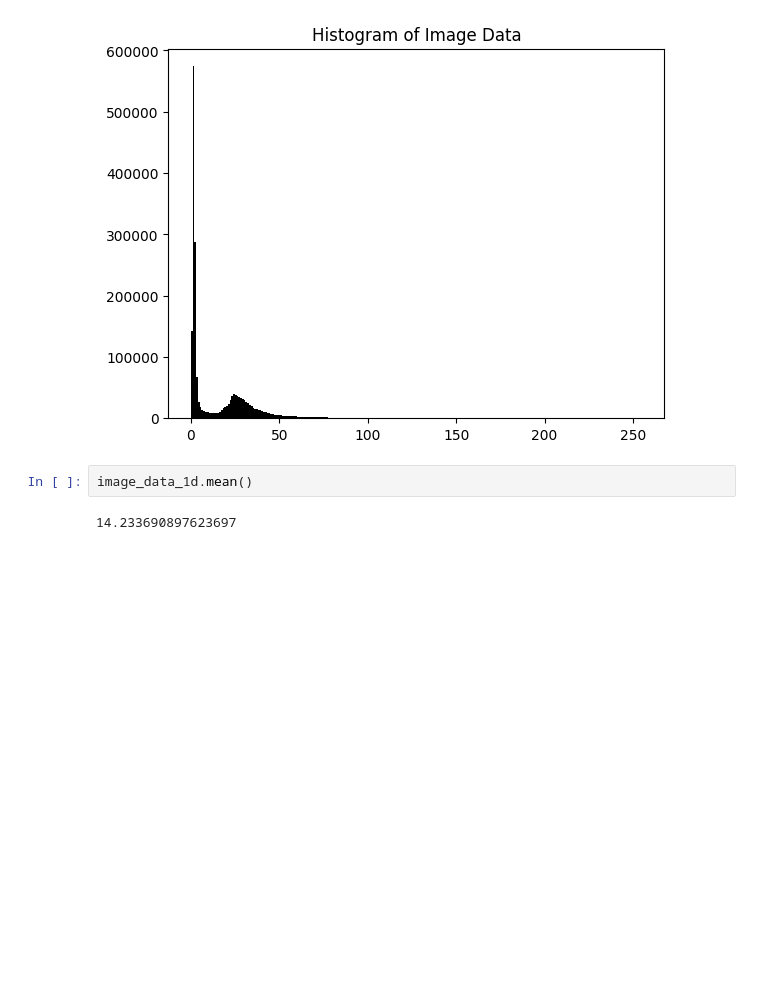
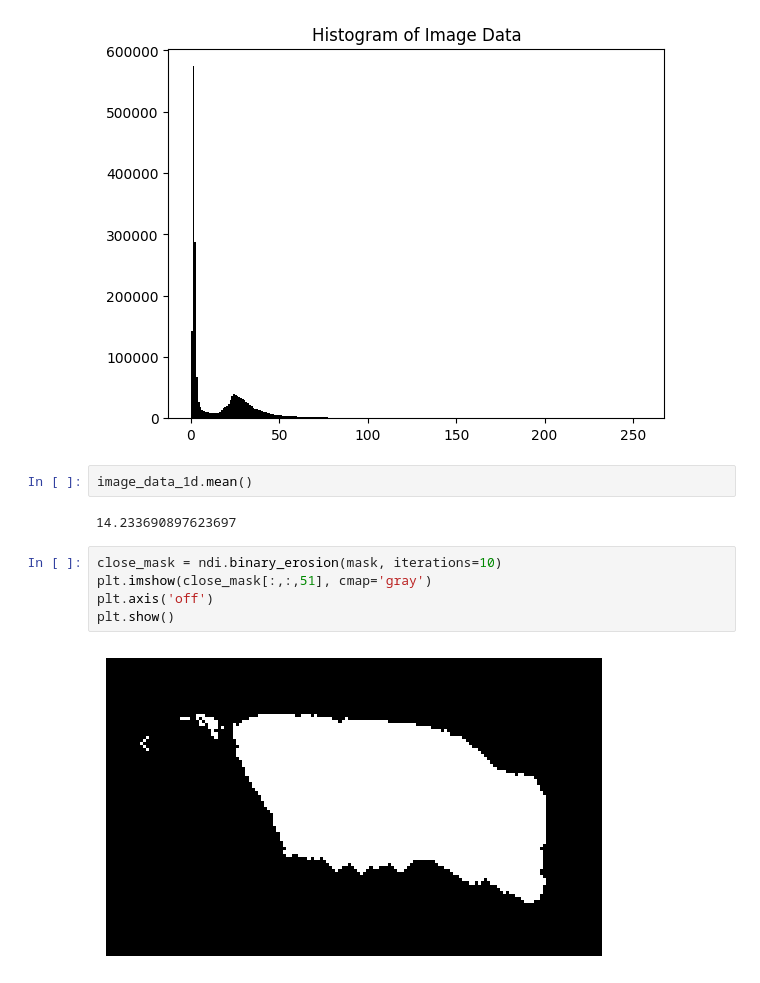
Before and after one commit to AnriiGegliuk/mice_MRI_analysis, a Jupyter notebook: notebooks/mask_improvement/mask_improvement.ipynb, the cells around one changed output. Cells and saved outputs as stored; diff of their text form; blank space fills up the shorter version.

Commit message:
creating mask

```diff
--- a/notebooks/mask_improvement/mask_improvement.ipynb
+++ b/notebooks/mask_improvement/mask_improvement.ipynb
@@ -107,3 +107,10 @@ plt.show()
 image_data_1d.mean()
 # %% [output]
 14.233690897623697
+# %%
+close_mask = ndi.binary_erosion(mask, iterations=10)
+plt.imshow(close_mask[:,:,51], cmap='gray')
+plt.axis('off')
+plt.show()
+# %% [output]
+[figure, added]
```
Also changed, not shown: parts of 2 cells of this notebook.
